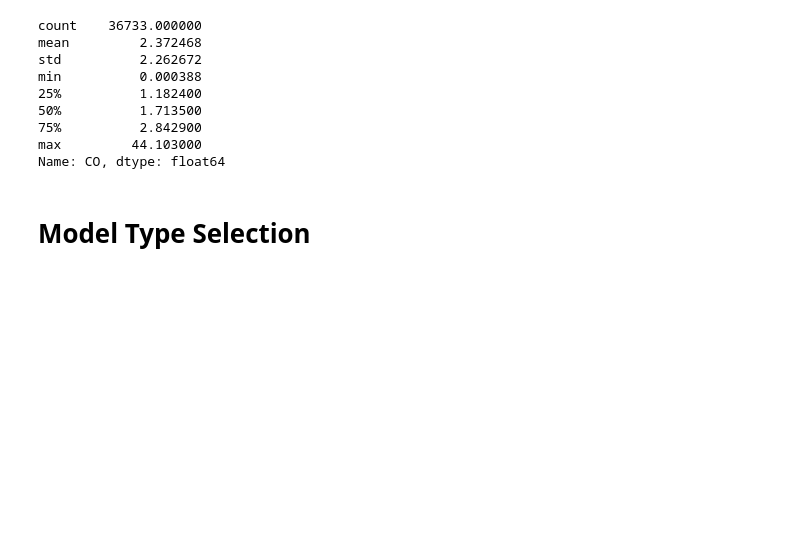
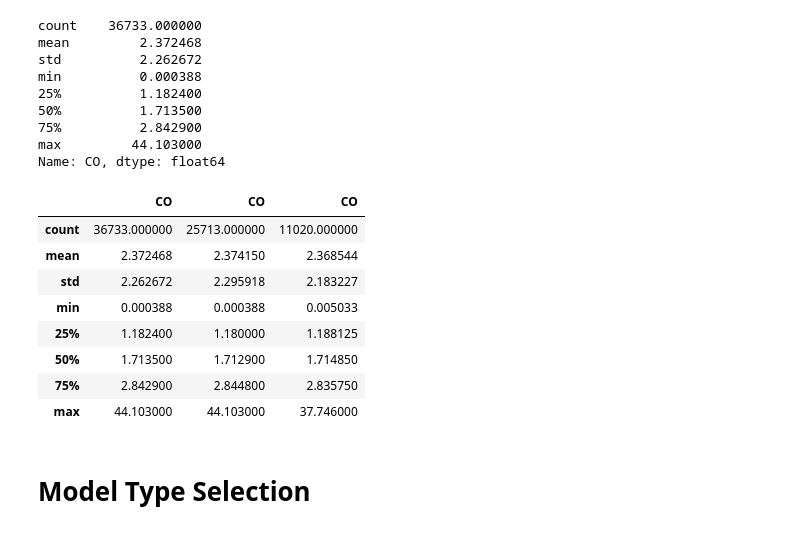
Before and after one commit to TunahanKanbak/VBM683, a Jupyter notebook: CO Prediction.ipynb, the cells around one changed output. Drawn from its saved outputs; the diff is of its cells as text; code cells hidden in the pictures; blank space fills up the shorter version.

```diff
--- a/CO Prediction.ipynb
+++ b/CO Prediction.ipynb
@@ -366,6 +366,18 @@ min          0.000388
 75%          2.842900
 max         44.103000
 Name: CO, dtype: float64
+# %%
+display(pd.concat((df.loc[:, targets[1]].describe(), y_train.describe(), y_test.describe()), axis=1))
+# %% [output]
+|  | CO | CO | CO |
+| count | 36733.000000 | 25713.000000 | 11020.000000 |
+| mean | 2.372468 | 2.374150 | 2.368544 |
+| std | 2.262672 | 2.295918 | 2.183227 |
+| min | 0.000388 | 0.000388 | 0.005033 |
+| 25% | 1.182400 | 1.180000 | 1.188125 |
+| 50% | 1.713500 | 1.712900 | 1.714850 |
+| 75% | 2.842900 | 2.844800 | 2.835750 |
+| max | 44.103000 | 44.103000 | 37.746000 |
 # %%
 %store -r rfMSE
 %store -r adaboostMSE
```
Also changed, not shown: parts of 1 cell of this notebook.
